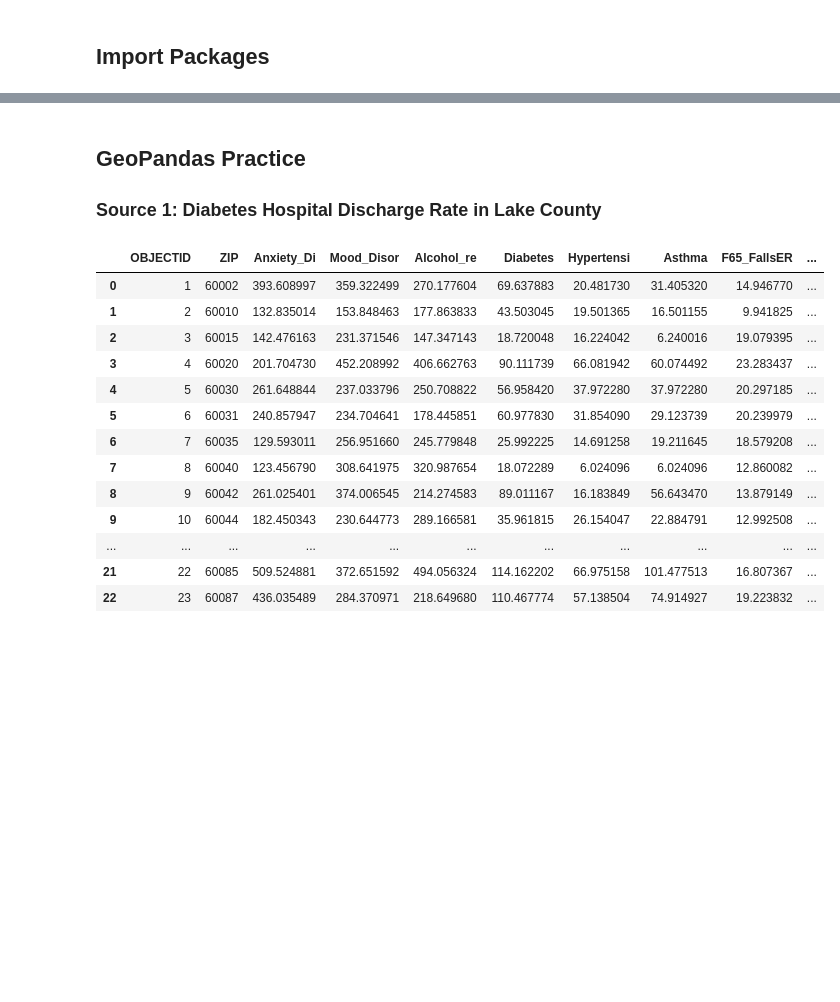
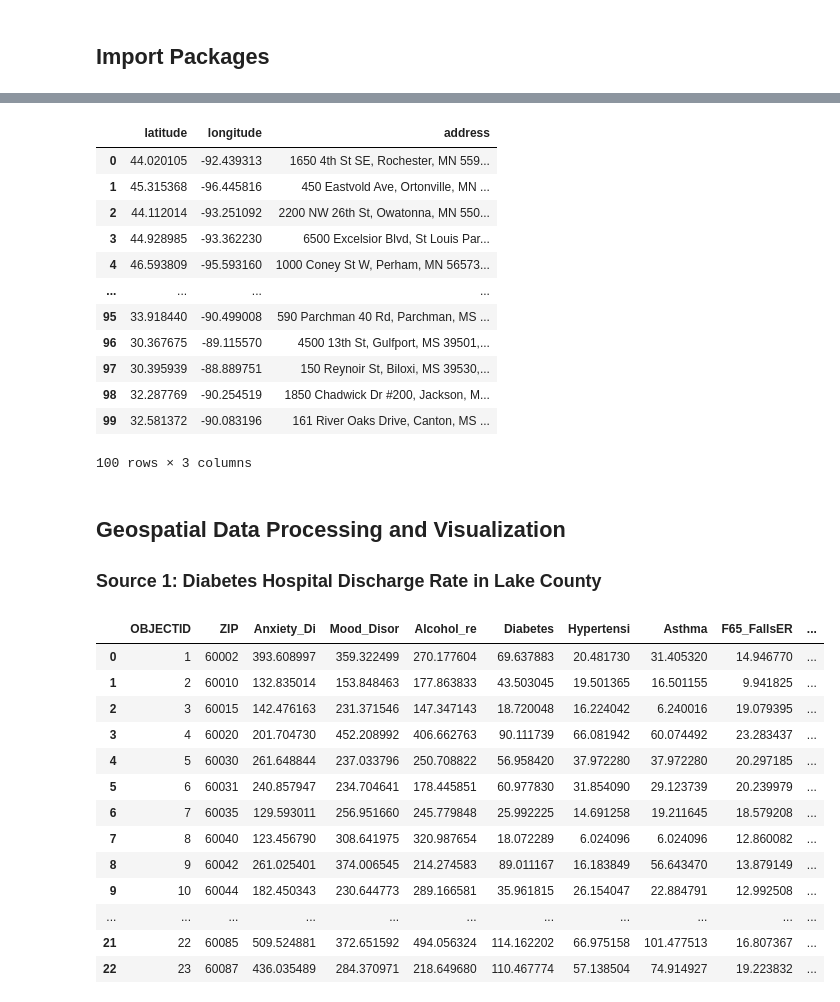
Before and after one commit to ktdutta/datasci_7_geospatial, a Jupyter notebook: datasci_7_geospatial.ipynb, the cells around one changed output, grey strips where cells are left out. Saved outputs shown, nothing was run; the diff lists cells and outputs as text; code cells hidden in the pictures; blank space fills up the shorter version.

Commit message:
Reverse Geocoding

```diff
--- a/datasci_7_geospatial.ipynb
+++ b/datasci_7_geospatial.ipynb
@@ -7,0 +10,3 @@ import urllib.parse
+# %%
+dfr = pd.read_csv('assignment7_slim_hospital_coordinates.csv')
+dfr
@@ -7,0 +27,23 @@ import urllib.parse
+# %%
+google_response_reverse = []
+
+for index, row in dfr.head(100).iterrows():
+    api_key = 'AIzaSyDa1RtZ5sr41GcZGP9Y5iC-ZCWnPHIKn3w'
+
+    lat = row['X']
+    lon = row['Y']
+
+    search = 'https://maps.googleapis.com/maps/api/geocode/json?latlng='
+
+    url_request_part1 = f'{search}{lat},{lon}&key={api_key}'
+
+    response = requests.get(url_request_part1)
+    response_dictionary = response.json()
+
+    if response_dictionary['status'] == 'OK':
+        address = response_dictionary['results'][0]['formatted_address']
+        final = {'latitude': lat, 'longitude': lon, 'address': address}
+        google_response_reverse.append(final)
+        print(f'Finished reverse geocoding for {lat}, {lon}')
+
+df_reverse = pd.DataFrame(google_response_reverse)
@@ -8,5 +68,22 @@ import urllib.parse
+# %%
+df_reverse = pd.DataFrame(google_response_reverse)
+df_reverse
+# %% [output]
+|  | latitude | longitude | address |
+| 0 | 44.020105 | -92.439313 | 1650 4th St SE, Rochester, MN 559... |
+| 1 | 45.315368 | -96.445816 | 450 Eastvold Ave, Ortonville, MN ... |
+| 2 | 44.112014 | -93.251092 | 2200 NW 26th St, Owatonna, MN 550... |
+| 3 | 44.928985 | -93.362230 | 6500 Excelsior Blvd, St Louis Par... |
+| 4 | 46.593809 | -95.593160 | 1000 Coney St W, Perham, MN 56573... |
+| ... | ... | ... | ... |
+| 95 | 33.918440 | -90.499008 | 590 Parchman 40 Rd, Parchman, MS ... |
+| 96 | 30.367675 | -89.115570 | 4500 13th St, Gulfport, MS 39501,... |
+| 97 | 30.395939 | -88.889751 | 150 Reynoir St, Biloxi, MS 39530,... |
+| 98 | 32.287769 | -90.254519 | 1850 Chadwick Dr #200, Jackson, M... |
+| 99 | 32.581372 | -90.083196 | 161 River Oaks Drive, Canton, MS ... |
+100 rows × 3 columns
 # %% [markdown]
-## GeoPandas Practice
+## Geospatial Data Processing and Visualization
 
 ### Source 1: Diabetes Hospital Discharge Rate in Lake County
 # %%
```
Also changed, not shown: parts of 3 cells of this notebook.
